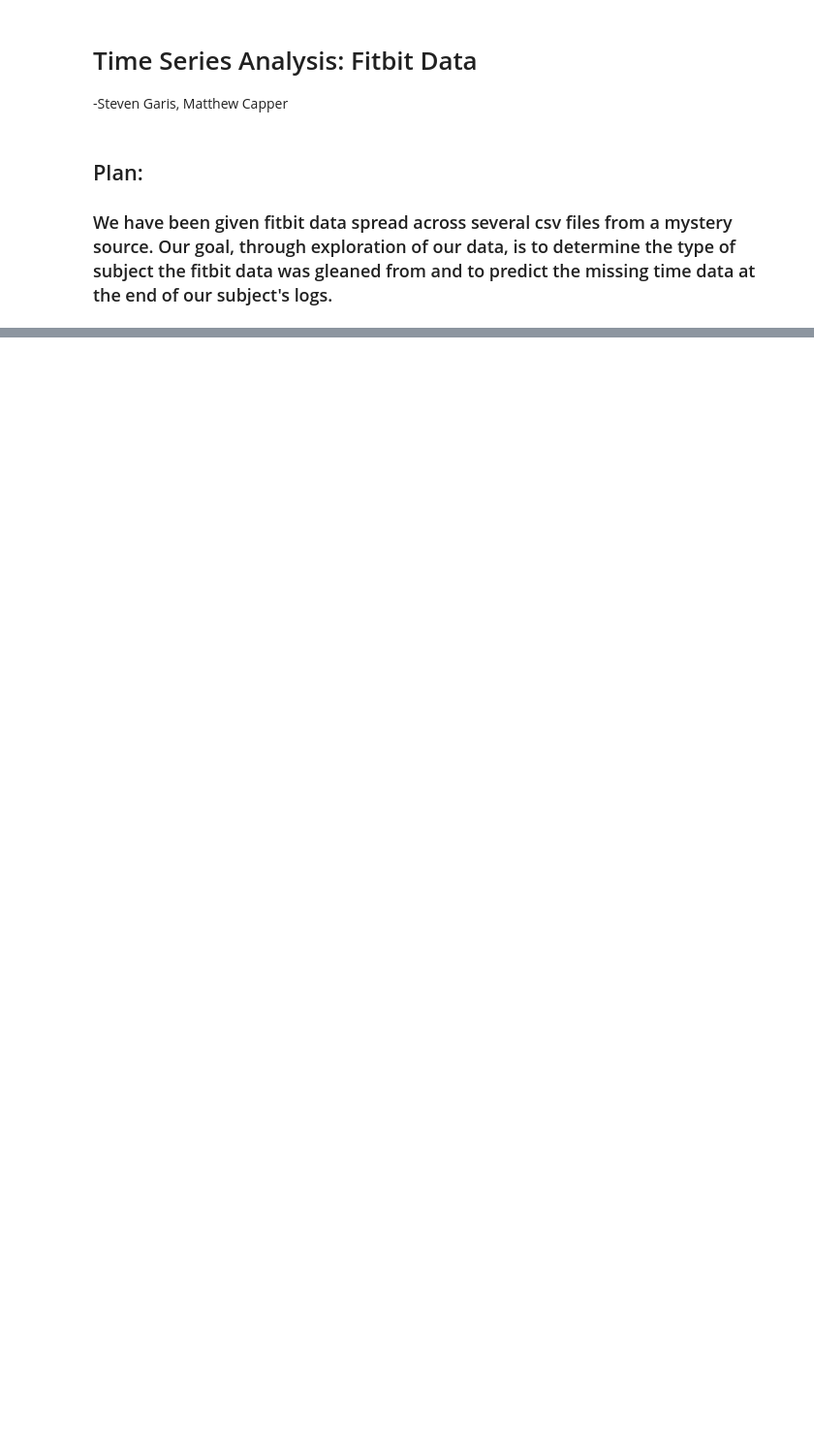
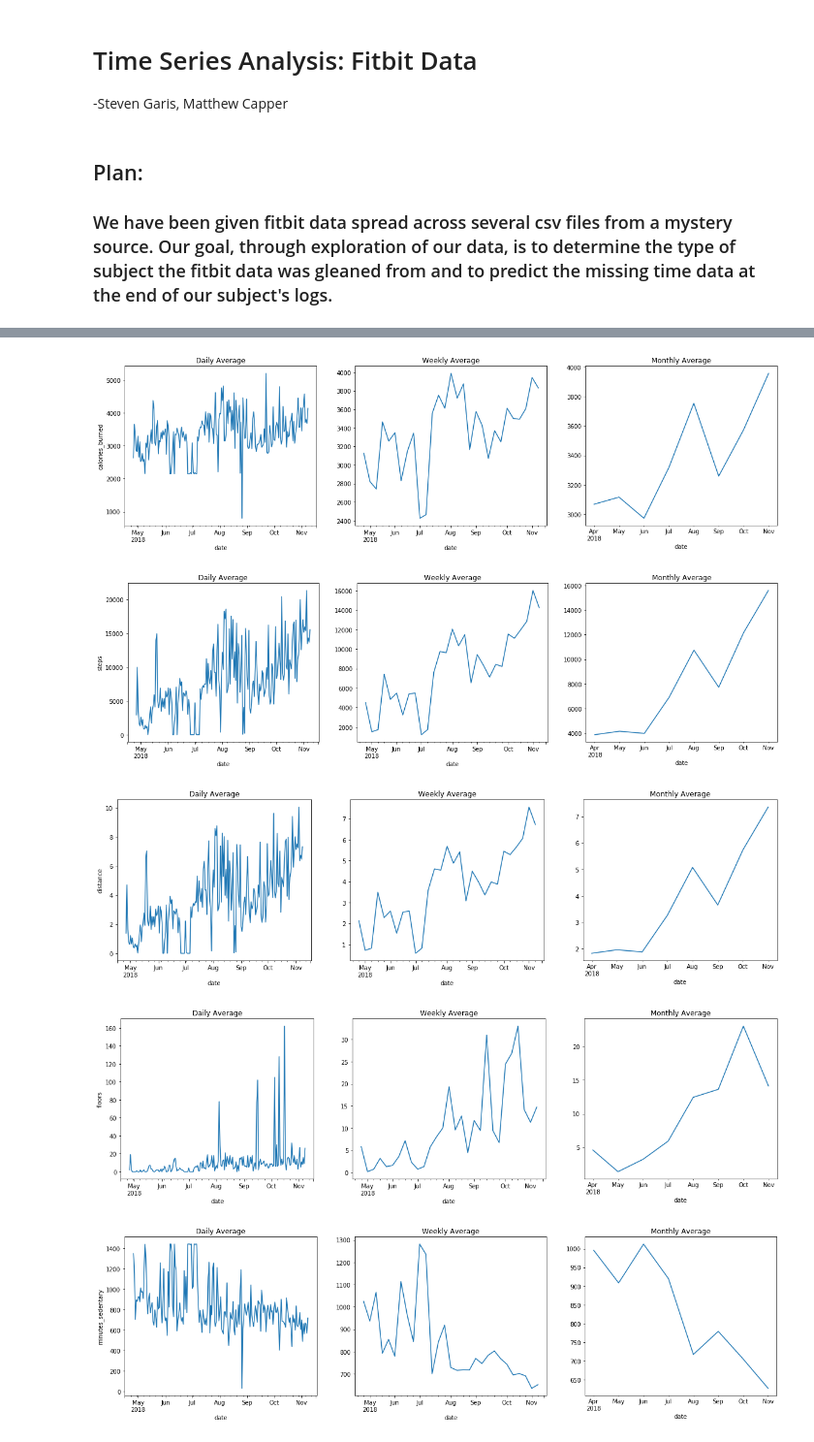
Before and after one commit to tsa-project-steven-matt/tsa_project, a Jupyter notebook: clean_draft_msc.ipynb, the cells around one changed output, grey strips where cells are left out. Shown at 97% size. Drawn from its saved outputs; the diff is of its cells as text; code cells hidden in the pictures; blank space fills up the shorter version.

```diff
--- a/clean_draft_msc.ipynb
+++ b/clean_draft_msc.ipynb
@@ -50,0 +155,24 @@ df = prepare_fitbit.prep_data(df)
+# %%
+columns = prepare_fitbit.get_feature_list(train)
+# %%
+# plotting based on means:
+for feature in columns[0:9]:
+    plt.figure(figsize=(20,5))
+    plt.subplot(131)
+    plt.title('Daily Average')
+    plt.ylabel(feature)
+    train.resample('D')[feature].mean().plot()
+
+    plt.subplot(132)
+    plt.title('Weekly Average')
+    train.resample('W')[feature].mean().plot()
+
+    plt.subplot(133)
+    plt.title('Monthly Average')
+    train.resample('M')[feature].mean().plot()
+# %% [output]
+[figure, added]
+[figure, added]
+[figure, added]
+[figure, added]
+[figure, added]
```
Also changed, not shown: parts of 47 cells of this notebook.
